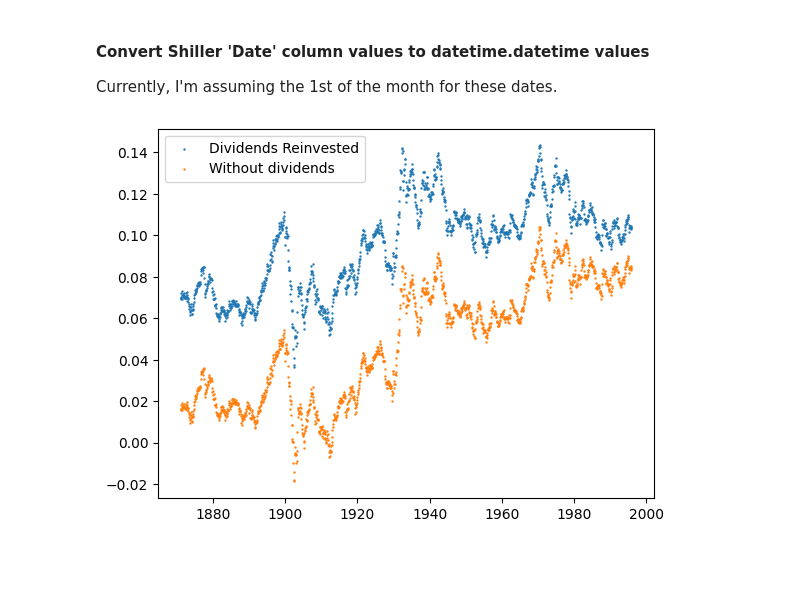
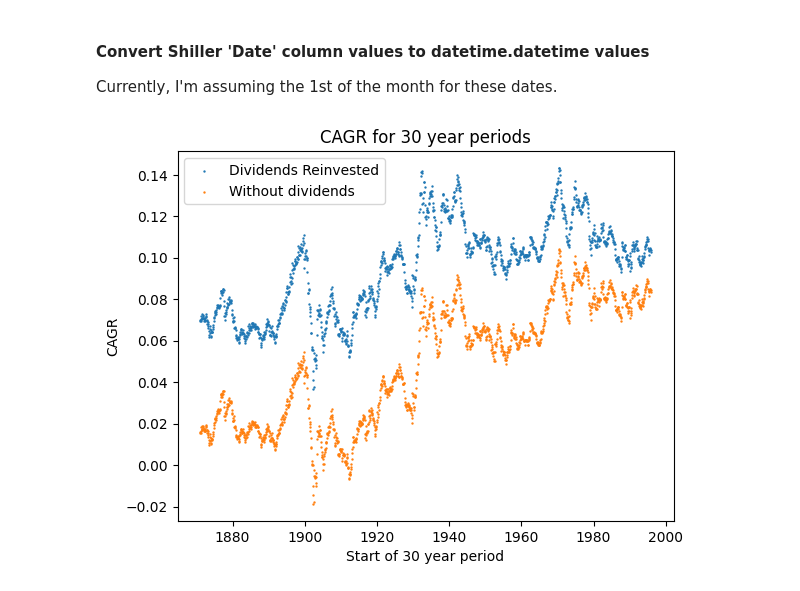
Before and after one commit to ChristianMBoyd/strategies, a Jupyter notebook: analyses/historical_sp500.ipynb, the cells around one changed output. Saved outputs shown, nothing was run; the diff lists cells and outputs as text; code cells hidden in the pictures; blank space fills up the shorter version.

Commit message:
Add labels to plot

```diff
--- a/analyses/historical_sp500.ipynb
+++ b/analyses/historical_sp500.ipynb
@@ -234,8 +234,11 @@ historical_cagr_no_dividends = historical_dates.apply(lambda row: cagr(row, row
 # %%
 historical_datetimes = historical_dates.apply(lambda row: to_datetime(row))
 pyplot.scatter(x=historical_datetimes.to_list(), y=historical_cagr.to_list(), s=0.5, label='Dividends Reinvested')
 pyplot.scatter(x=historical_datetimes.to_list(), y=historical_cagr_no_dividends.to_list(), s=0.5, label='Without dividends')
 pyplot.legend()
+pyplot.xlabel('Start of 30 year period')
+pyplot.ylabel('CAGR')
+pyplot.title('CAGR for 30 year periods')
 pyplot.show()
 # %% [output]
-[figure, old version]
+[figure, new version]
```
